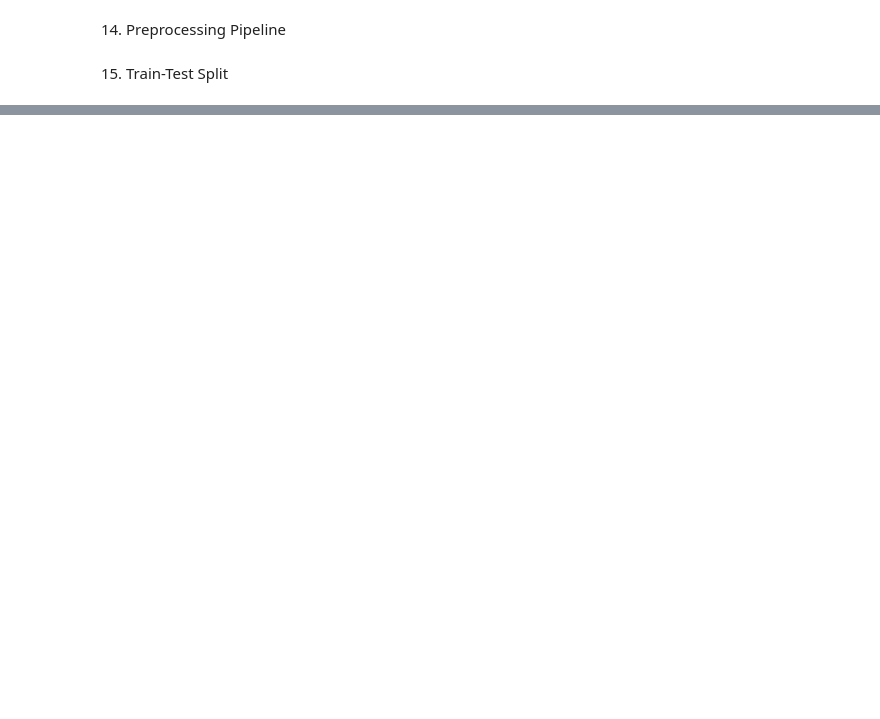
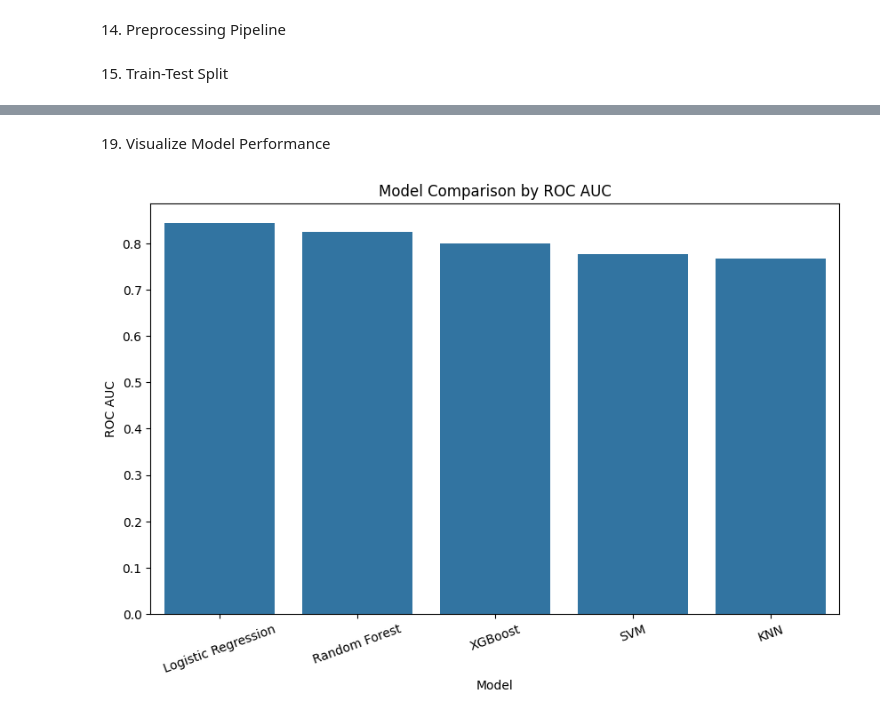
Before and after one commit to amsalugetasew/smart-hospital-readmission-risk-analytics, a Jupyter notebook: notebooks/model.ipynb, the cells around one changed output, grey strips where cells are left out. Cells and saved outputs as stored; diff of their text form; code cells hidden in the pictures; blank space fills up the shorter version.

```diff
--- a/notebooks/model.ipynb
+++ b/notebooks/model.ipynb
@@ -179,6 +278,8 @@ print('Test Shape:', X_test.shape)
 # %%
-# Read Excel file
-df = pd.read_csv("hospital_readmission_dataset.csv")
-
-# Show first 5 rows
-df.head()
+models = {
+    'Logistic Regression': LogisticRegression(),
+    'Random Forest': RandomForestClassifier(random_state=42),
+    'SVM': SVC(probability=True),
+    'KNN': KNeighborsClassifier(),
+    'XGBoost': XGBClassifier(eval_metric='logloss')
+}
@@ -191,0 +346,5 @@ df.head()
+# %%
+results_df = pd.DataFrame(results)
+results_df = results_df.sort_values(by='ROC AUC', ascending=False)
+
+results_df
@@ -191,0 +358,10 @@ df.head()
+# %% [markdown]
+19. Visualize Model Performance
+# %%
+plt.figure(figsize=(10,6))
+sns.barplot(data=results_df, x='Model', y='ROC AUC')
+plt.xticks(rotation=20)
+plt.title('Model Comparison by ROC AUC')
+plt.show()
+# %% [output]
+[figure, added]
```
Also changed, not shown: parts of 41 cells of this notebook, 4 other files.
